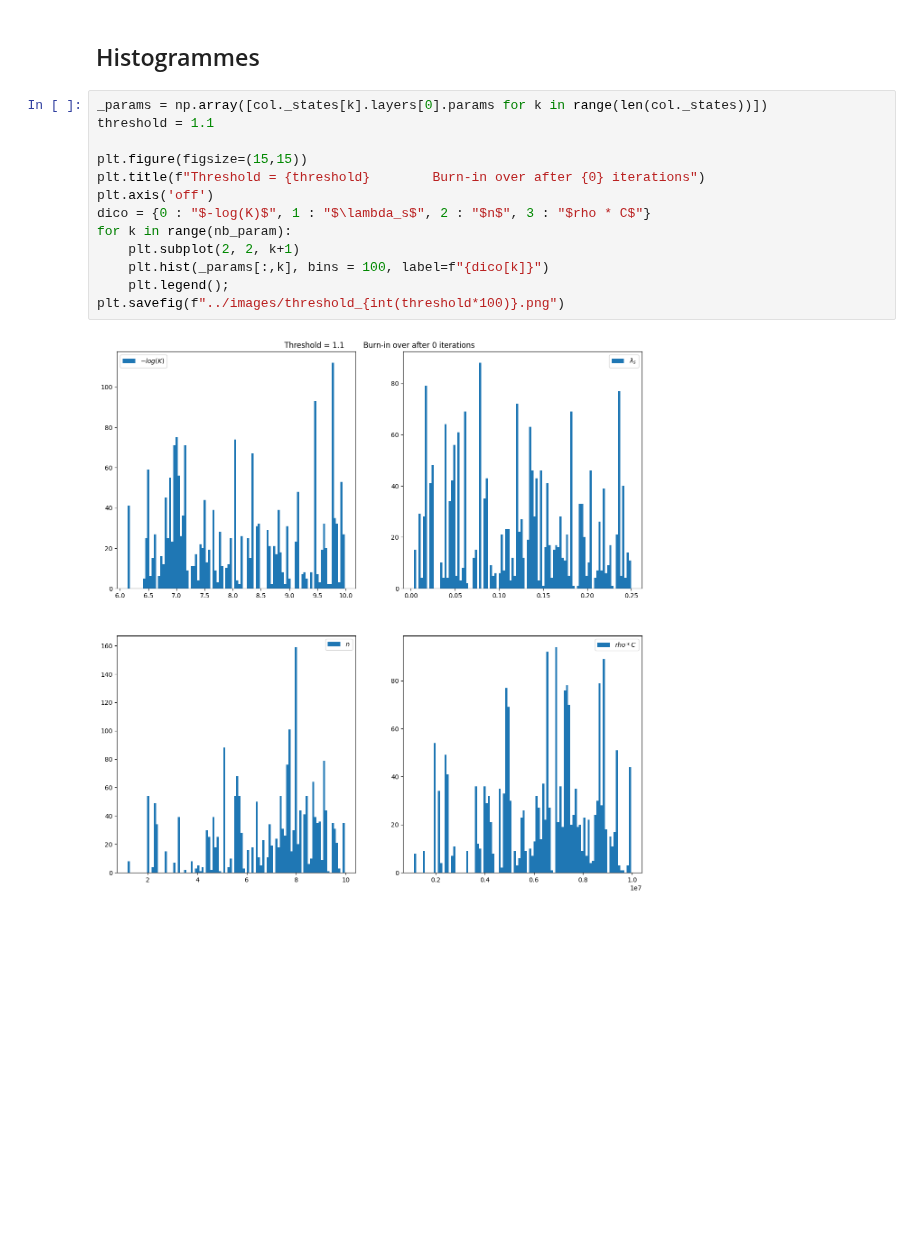
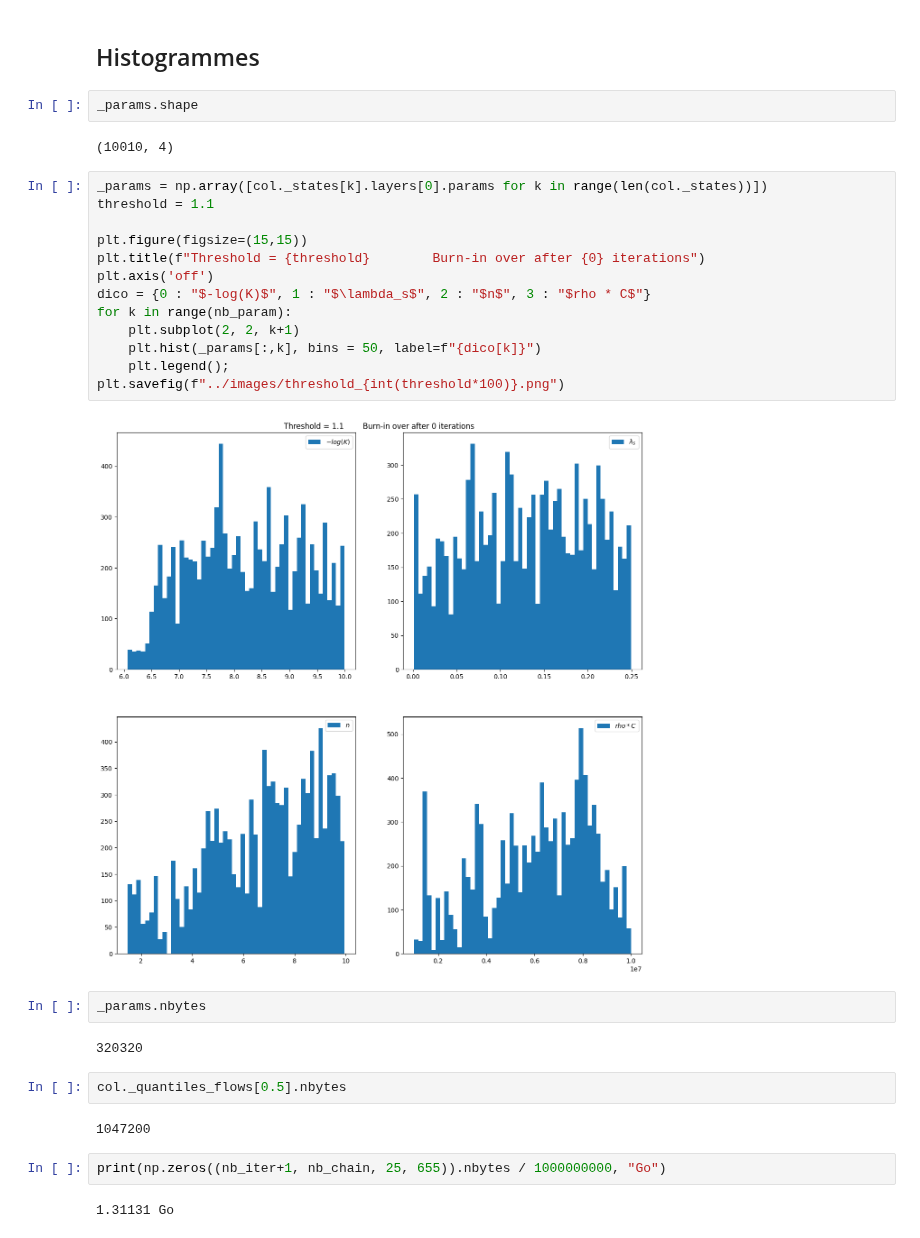
Before and after one commit to flipoyo/MOLONARI1D, a Jupyter notebook: pyheatmy2022/pyheatmy/dream_V3.ipynb, the cells around one changed output. Saved outputs shown, nothing was run; the diff lists cells and outputs as text; blank space fills up the shorter version.

```diff
--- a/pyheatmy2022/pyheatmy/dream_V3.ipynb
+++ b/pyheatmy2022/pyheatmy/dream_V3.ipynb
@@ -1448,18 +1450,34 @@ col.compute_dream_mcmc_without_sigma2(
 )
 # %% [markdown]
 ## Histogrammes
+# %%
+_params.shape
+# %% [output]
+(10010, 4)
 # %%
 _params = np.array([col._states[k].layers[0].params for k in range(len(col._states))])
 threshold = 1.1
 
 plt.figure(figsize=(15,15))
 plt.title(f"Threshold = {threshold}        Burn-in over after {0} iterations")
 plt.axis('off')
 dico = {0 : "$-log(K)$", 1 : "$\lambda_s$", 2 : "$n$", 3 : "$rho * C$"}
 for k in range(nb_param):
     plt.subplot(2, 2, k+1)
-    plt.hist(_params[:,k], bins = 100, label=f"{dico[k]}")
+    plt.hist(_params[:,k], bins = 50, label=f"{dico[k]}")
     plt.legend();
 plt.savefig(f"../images/threshold_{int(threshold*100)}.png")
 # %% [output]
-[figure, old version]
+[figure, new version]
+# %%
+_params.nbytes
+# %% [output]
+320320
+# %%
+col._quantiles_flows[0.5].nbytes
+# %% [output]
+1047200
+# %%
+print(np.zeros((nb_iter+1, nb_chain, 25, 655)).nbytes / 1000000000, "Go")
+# %% [output]
+1.31131 Go
```
Also changed, not shown: parts of 1 cell of this notebook.
